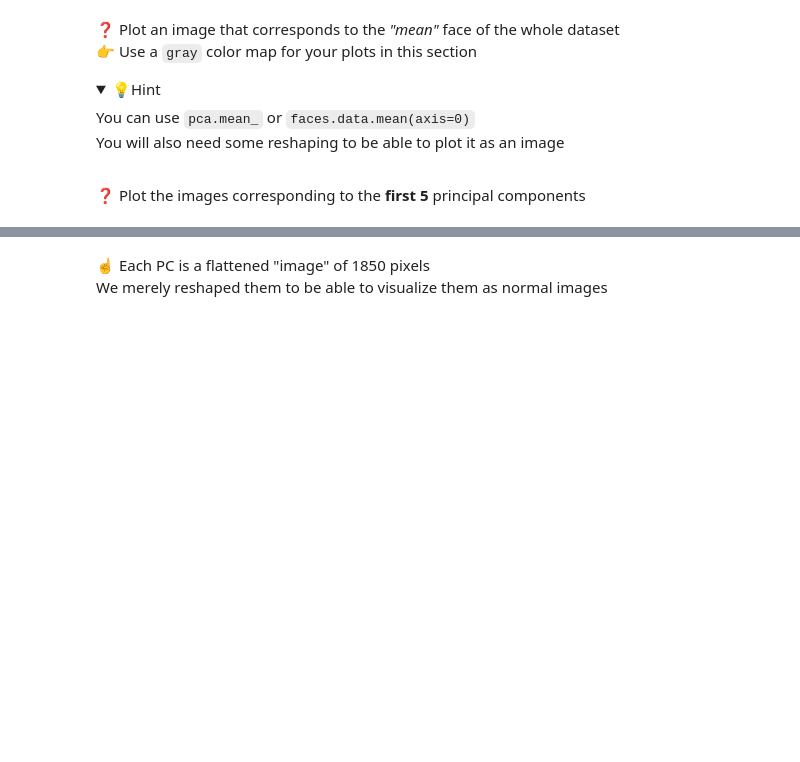
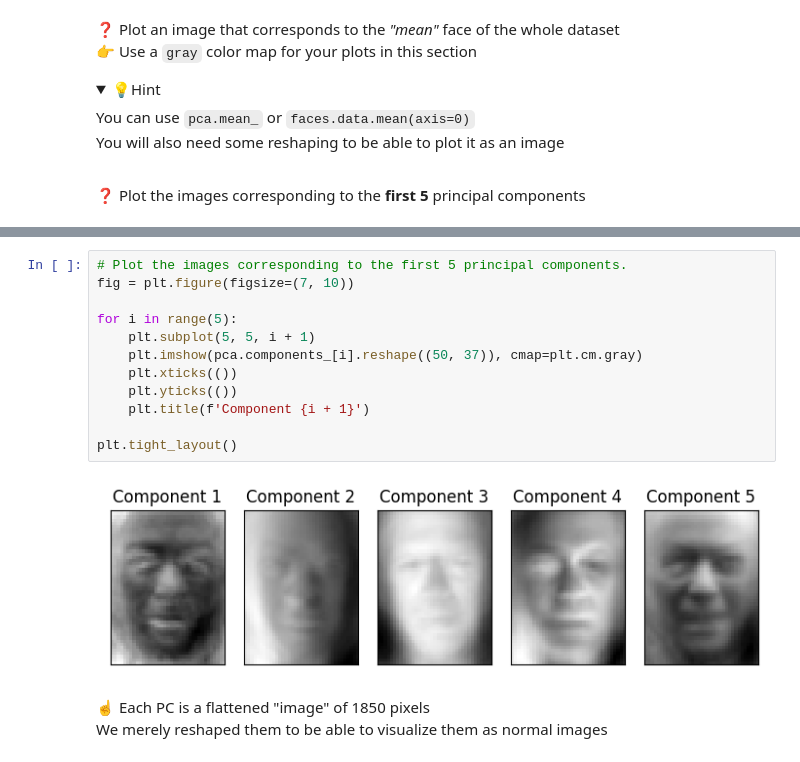
Before and after one commit to tanushrin/data-face-recognition, a Jupyter notebook: face_recognition.ipynb, the cells around one changed output, grey strips where cells are left out. Saved outputs shown, nothing was run; the diff lists cells and outputs as text; folded sections open; blank space fills up the shorter version.

```diff
--- a/face_recognition.ipynb
+++ b/face_recognition.ipynb
@@ -174,3 +258,17 @@ You will also need some reshaping to be able to plot it as an image
+# %%
+# Plot the images corresponding to the first 5 principal components.
+fig = plt.figure(figsize=(7, 10))
+
+for i in range(5):
+    plt.subplot(5, 5, i + 1)
+    plt.imshow(pca.components_[i].reshape((50, 37)), cmap=plt.cm.gray)
+    plt.xticks(())
+    plt.yticks(())
+    plt.title(f'Component {i + 1}')
+
+plt.tight_layout()
+# %% [output]
+[figure, added]
 # %% [markdown]
 ☝️ Each PC is a flattened "image" of 1850 pixels
 We merely reshaped them to be able to visualize them as normal images
```
Also changed, not shown: parts of 52 cells of this notebook.
